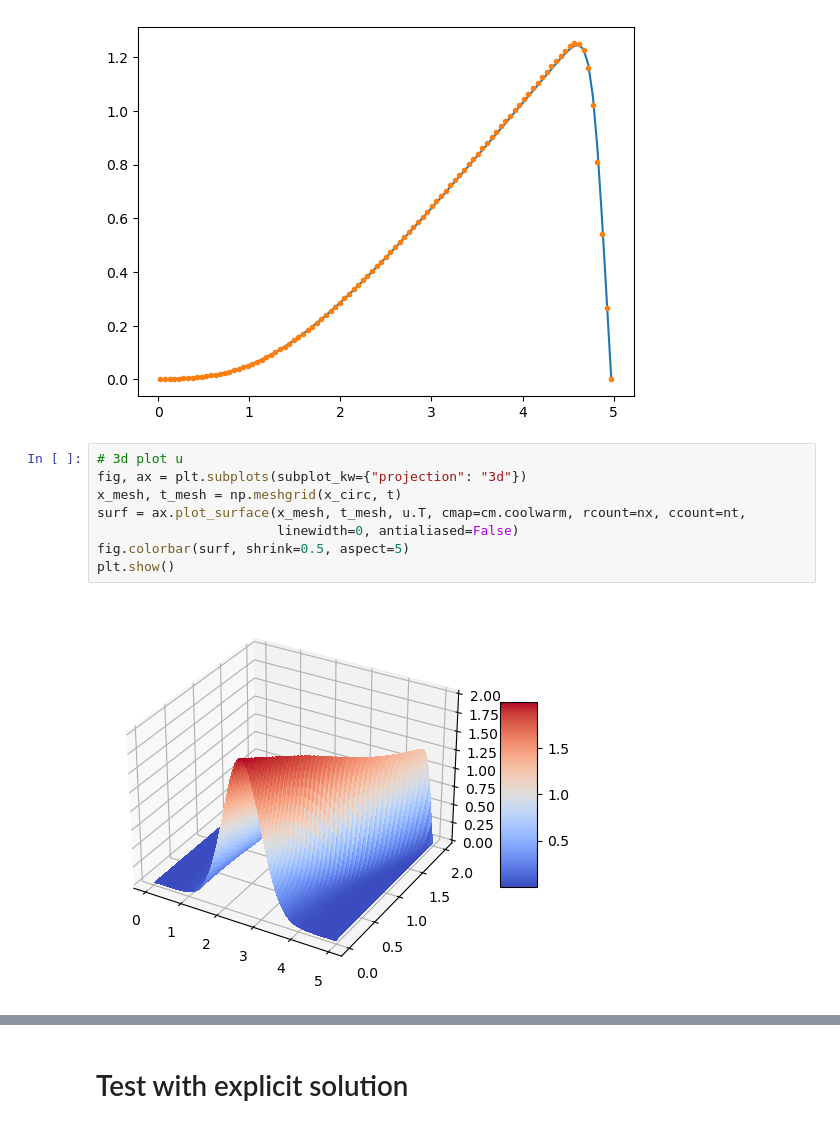
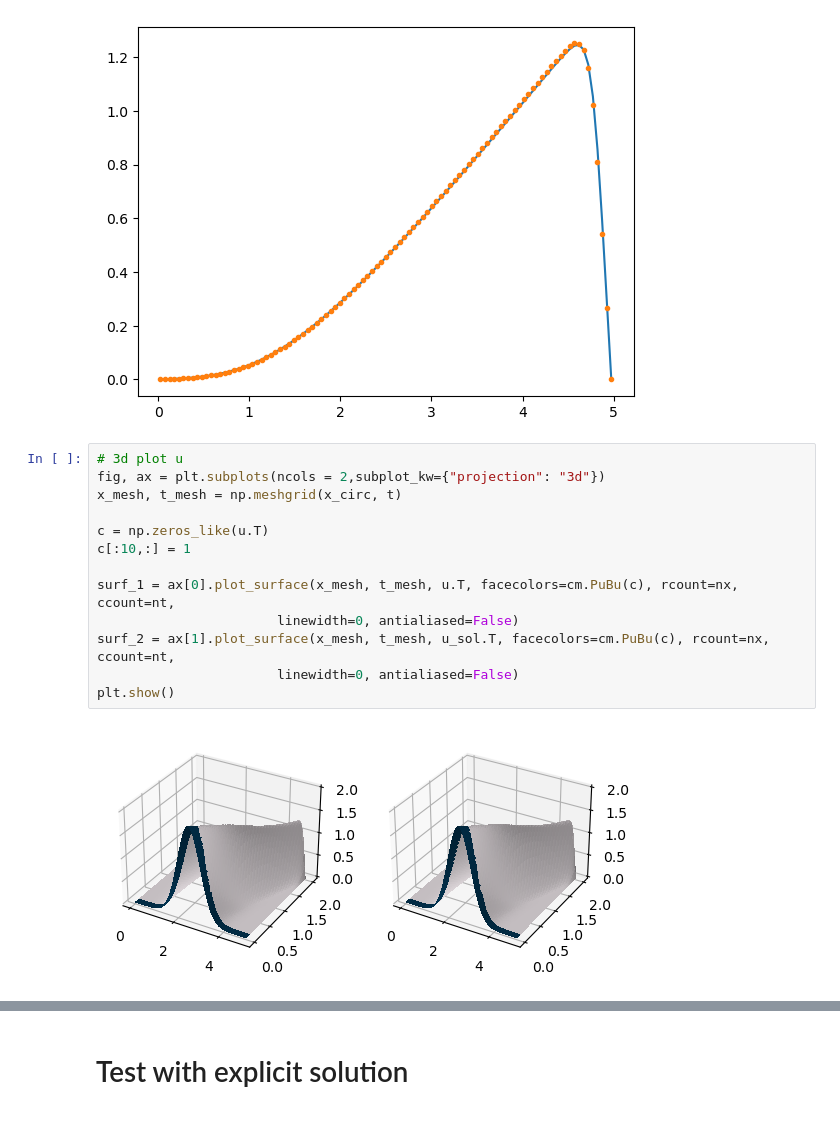
Before and after one commit to cpml-au/dctkit, a Jupyter notebook: examples/burgers.ipynb, the cells around one changed output, grey strips where cells are left out. Drawn from its saved outputs; the diff is of its cells as text.

```diff
--- a/examples/burgers.ipynb
+++ b/examples/burgers.ipynb
@@ -173,11 +175,16 @@ plt.show()
 [figure]
 # %%
 # 3d plot u
-fig, ax = plt.subplots(subplot_kw={"projection": "3d"})
+fig, ax = plt.subplots(ncols = 2,subplot_kw={"projection": "3d"})
 x_mesh, t_mesh = np.meshgrid(x_circ, t)
-surf = ax.plot_surface(x_mesh, t_mesh, u.T, cmap=cm.coolwarm, rcount=nx, ccount=nt,
+
+c = np.zeros_like(u.T)
+c[:10,:] = 1
+
+surf_1 = ax[0].plot_surface(x_mesh, t_mesh, u.T, facecolors=cm.PuBu(c), rcount=nx, ccount=nt,
                        linewidth=0, antialiased=False)
-fig.colorbar(surf, shrink=0.5, aspect=5)
+surf_2 = ax[1].plot_surface(x_mesh, t_mesh, u_sol.T, facecolors=cm.PuBu(c), rcount=nx, ccount=nt,
+                       linewidth=0, antialiased=False)
 plt.show()
 # %% [output]
-[figure, old version]
+[figure, new version]
```
Also changed, not shown: parts of 11 cells of this notebook.
